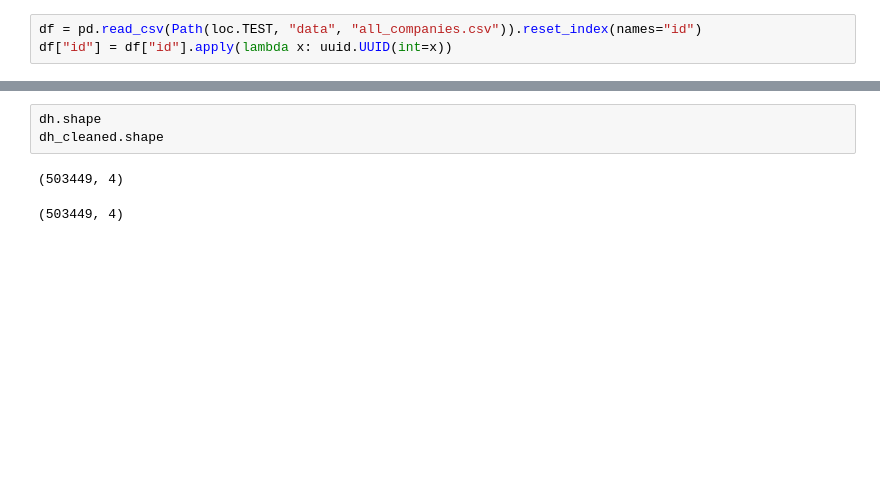
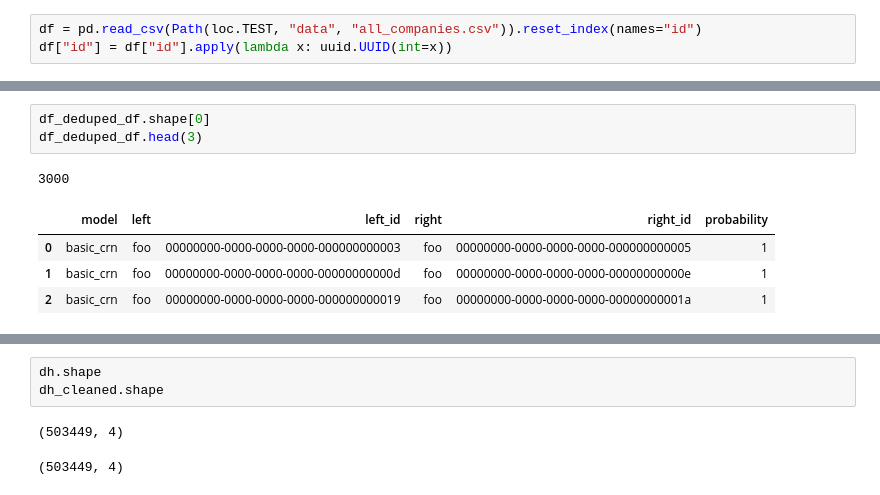
Before and after one commit to will-langdale/matchbox, a Jupyter notebook: notebooks/archive/WL_deduper.ipynb, the cells around one changed output, grey strips where cells are left out. Drawn from its saved outputs; the diff is of its cells as text; blank space fills up the shorter version.

```diff
--- a/notebooks/archive/WL_deduper.ipynb
+++ b/notebooks/archive/WL_deduper.ipynb
@@ -153,0 +74,9 @@ du.columns_to_value_ordered_sha1(
+# %%
+df_deduped_df.shape[0]
+df_deduped_df.head(3)
+# %% [output]
+3000
+|  | model | left | left_id | right | right_id | probability |
+| 0 | basic_crn | foo | 00000000-0000-0000-0000-000000000003 | foo | 00000000-0000-0000-0000-000000000005 | 1 |
+| 1 | basic_crn | foo | 00000000-0000-0000-0000-00000000000d | foo | 00000000-0000-0000-0000-00000000000e | 1 |
+| 2 | basic_crn | foo | 00000000-0000-0000-0000-000000000019 | foo | 00000000-0000-0000-0000-00000000001a | 1 |
```
Also changed, not shown: parts of 22 cells of this notebook, 7 other files.
